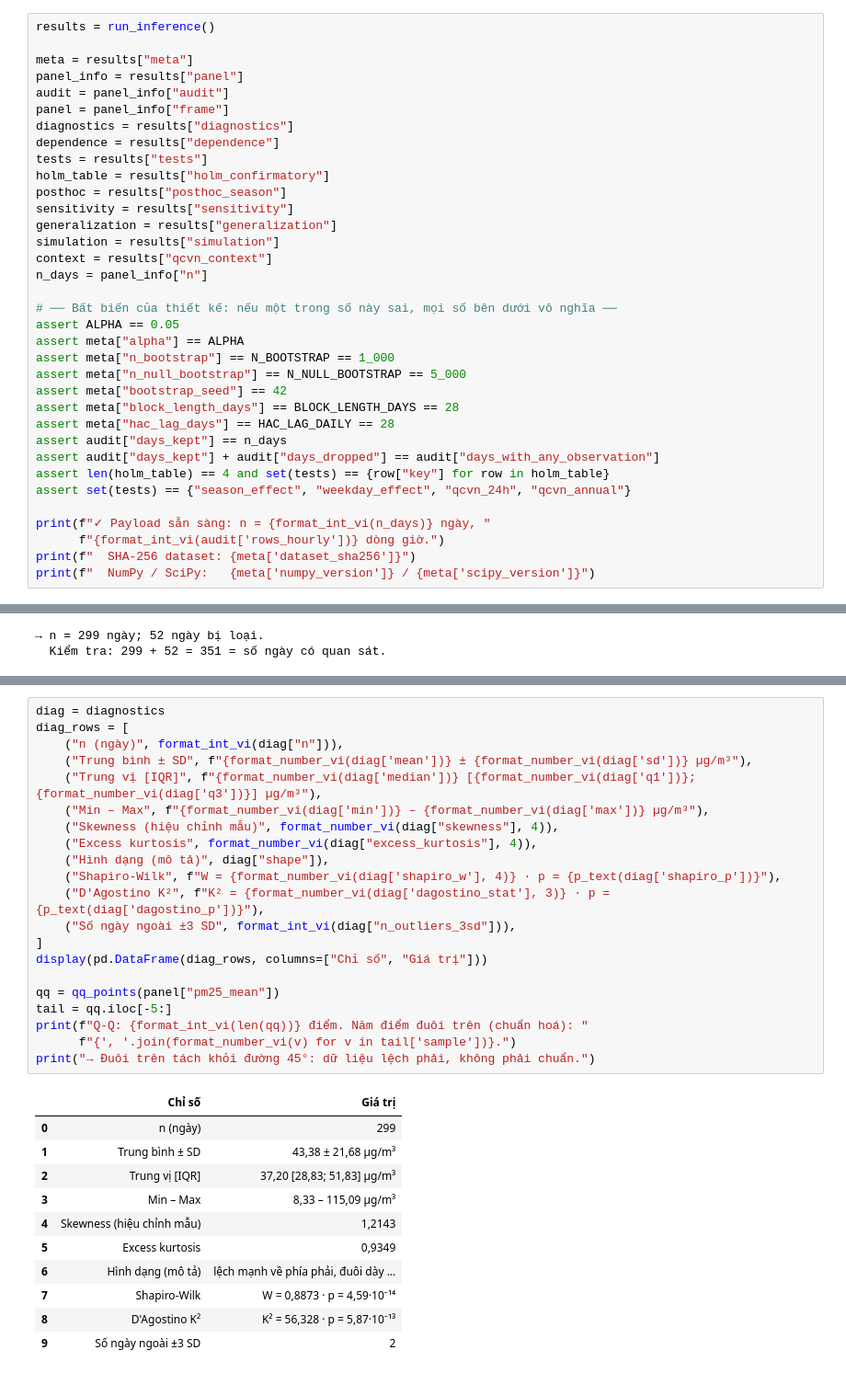
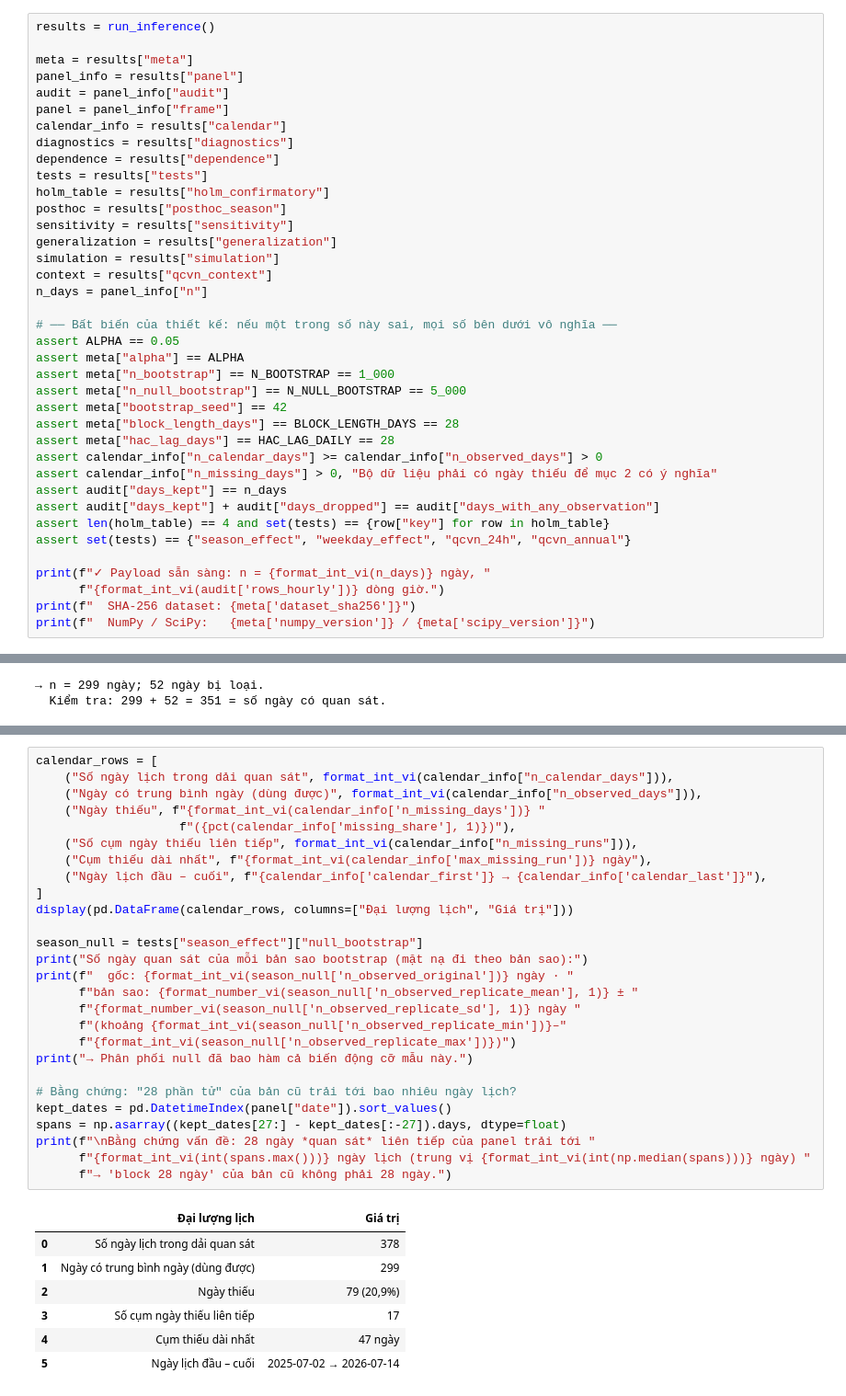
Before and after one commit to doctor-cato/air-pollution-analysis, a Jupyter notebook: notebooks/05_statistical_inference.ipynb, the cells around one changed output, grey strips where cells are left out. Shown at 92% size. Cells and saved outputs as stored; diff of their text form.

```diff
--- a/notebooks/05_statistical_inference.ipynb
+++ b/notebooks/05_statistical_inference.ipynb
@@ -148,6 +150,7 @@ meta = results["meta"]
 panel_info = results["panel"]
 audit = panel_info["audit"]
 panel = panel_info["frame"]
+calendar_info = results["calendar"]
 diagnostics = results["diagnostics"]
 dependence = results["dependence"]
 tests = results["tests"]
@@ -167,6 +170,8 @@ assert meta["n_null_bootstrap"] == N_NULL_BOOTSTRAP == 5_000
 assert meta["bootstrap_seed"] == 42
 assert meta["block_length_days"] == BLOCK_LENGTH_DAYS == 28
 assert meta["hac_lag_days"] == HAC_LAG_DAILY == 28
+assert calendar_info["n_calendar_days"] >= calendar_info["n_observed_days"] > 0
+assert calendar_info["n_missing_days"] > 0, "Bộ dữ liệu phải có ngày thiếu để mục 2 có ý nghĩa"
 assert audit["days_kept"] == n_days
 assert audit["days_kept"] + audit["days_dropped"] == audit["days_with_any_observation"]
 assert len(holm_table) == 4 and set(tests) == {row["key"] for row in holm_table}
@@ -281,33 +285,35 @@ và **không** dùng làm tiêu chí duy nhất.
 # %%
-diag = diagnostics
-diag_rows = [
-    ("n (ngày)", format_int_vi(diag["n"])),
-    ("Trung bình ± SD", f"{format_number_vi(diag['mean'])} ± {format_number_vi(diag['sd'])} µg/m³"),
-    ("Trung vị [IQR]", f"{format_number_vi(diag['median'])} [{format_number_vi(diag['q1'])}; {format_number_vi(diag['q3'])}] µg/m³"),
-    ("Min – Max", f"{format_number_vi(diag['min'])} – {format_number_vi(diag['max'])} µg/m³"),
-    ("Skewness (hiệu chỉnh mẫu)", format_number_vi(diag["skewness"], 4)),
-    ("Excess kurtosis", format_number_vi(diag["excess_kurtosis"], 4)),
-    ("Hình dạng (mô tả)", diag["shape"]),
-    ("Shapiro-Wilk", f"W = {format_number_vi(diag['shapiro_w'], 4)} · p = {p_text(diag['shapiro_p'])}"),
-    ("D'Agostino K²", f"K² = {format_number_vi(diag['dagostino_stat'], 3)} · p = {p_text(diag['dagostino_p'])}"),
-    ("Số ngày ngoài ±3 SD", format_int_vi(diag["n_outliers_3sd"])),
+calendar_rows = [
+    ("Số ngày lịch trong dải quan sát", format_int_vi(calendar_info["n_calendar_days"])),
+    ("Ngày có trung bình ngày (dùng được)", format_int_vi(calendar_info["n_observed_days"])),
+    ("Ngày thiếu", f"{format_int_vi(calendar_info['n_missing_days'])} "
+                    f"({pct(calendar_info['missing_share'], 1)})"),
+    ("Số cụm ngày thiếu liên tiếp", format_int_vi(calendar_info["n_missing_runs"])),
+    ("Cụm thiếu dài nhất", f"{format_int_vi(calendar_info['max_missing_run'])} ngày"),
+    ("Ngày lịch đầu – cuối", f"{calendar_info['calendar_first']} → {calendar_info['calendar_last']}"),
 ]
-display(pd.DataFrame(diag_rows, columns=["Chỉ số", "Giá trị"]))
+display(pd.DataFrame(calendar_rows, columns=["Đại lượng lịch", "Giá trị"]))
 
-qq = qq_points(panel["pm25_mean"])
-tail = qq.iloc[-5:]
-print(f"Q-Q: {format_int_vi(len(qq))} điểm. Năm điểm đuôi trên (chuẩn hoá): "
-      f"{', '.join(format_number_vi(v) for v in tail['sample'])}.")
-print("→ Đuôi trên tách khỏi đường 45°: dữ liệu lệch phải, không phải chuẩn.")
+season_null = tests["season_effect"]["null_bootstrap"]
+print("Số ngày quan sát của mỗi bản sao bootstrap (mặt nạ đi theo bản sao):")
+print(f"  gốc: {format_int_vi(season_null['n_observed_original'])} ngày · "
+      f"bản sao: {format_number_vi(season_null['n_observed_replicate_mean'], 1)} ± "
+      f"{format_number_vi(season_null['n_observed_replicate_sd'], 1)} ngày "
+      f"(khoảng {format_int_vi(season_null['n_observed_replicate_min'])}–"
+      f"{format_int_vi(season_null['n_observed_replicate_max'])})")
+print("→ Phân phối null đã bao hàm cả biến động cỡ mẫu này.")
+
+# Bằng chứng: "28 phần tử" của bản cũ trải tới bao nhiêu ngày lịch?
+kept_dates = pd.DatetimeIndex(panel["date"]).sort_values()
+spans = np.asarray((kept_dates[27:] - kept_dates[:-27]).days, dtype=float)
+print(f"\nBằng chứng vấn đề: 28 ngày *quan sát* liên tiếp của panel trải tới "
+      f"{format_int_vi(int(spans.max()))} ngày lịch (trung vị {format_int_vi(int(np.median(spans)))} ngày) "
+      f"→ 'block 28 ngày' của bản cũ không phải 28 ngày.")
 # %% [output]
-|  | Chỉ số | Giá trị |
-| 0 | n (ngày) | 299 |
-| 1 | Trung bình ± SD | 43,38 ± 21,68 µg/m³ |
-| 2 | Trung vị [IQR] | 37,20 [28,83; 51,83] µg/m³ |
-| 3 | Min – Max | 8,33 – 115,09 µg/m³ |
-| 4 | Skewness (hiệu chỉnh mẫu) | 1,2143 |
-| 5 | Excess kurtosis | 0,9349 |
-| 6 | Hình dạng (mô tả) | lệch mạnh về phía phải, đuôi dày ... |
-| 7 | Shapiro-Wilk | W = 0,8873 · p = 4,59·10⁻¹⁴ |
-| 8 | D'Agostino K² | K² = 56,328 · p = 5,87·10⁻¹³ |
-| 9 | Số ngày ngoài ±3 SD | 2 |
+|  | Đại lượng lịch | Giá trị |
+| 0 | Số ngày lịch trong dải quan sát | 378 |
+| 1 | Ngày có trung bình ngày (dùng được) | 299 |
+| 2 | Ngày thiếu | 79 (20,9%) |
+| 3 | Số cụm ngày thiếu liên tiếp | 17 |
+| 4 | Cụm thiếu dài nhất | 47 ngày |
+| 5 | Ngày lịch đầu – cuối | 2025-07-02 → 2026-07-14 |
```
Also changed, not shown: parts of 51 cells of this notebook, 10 other files.
